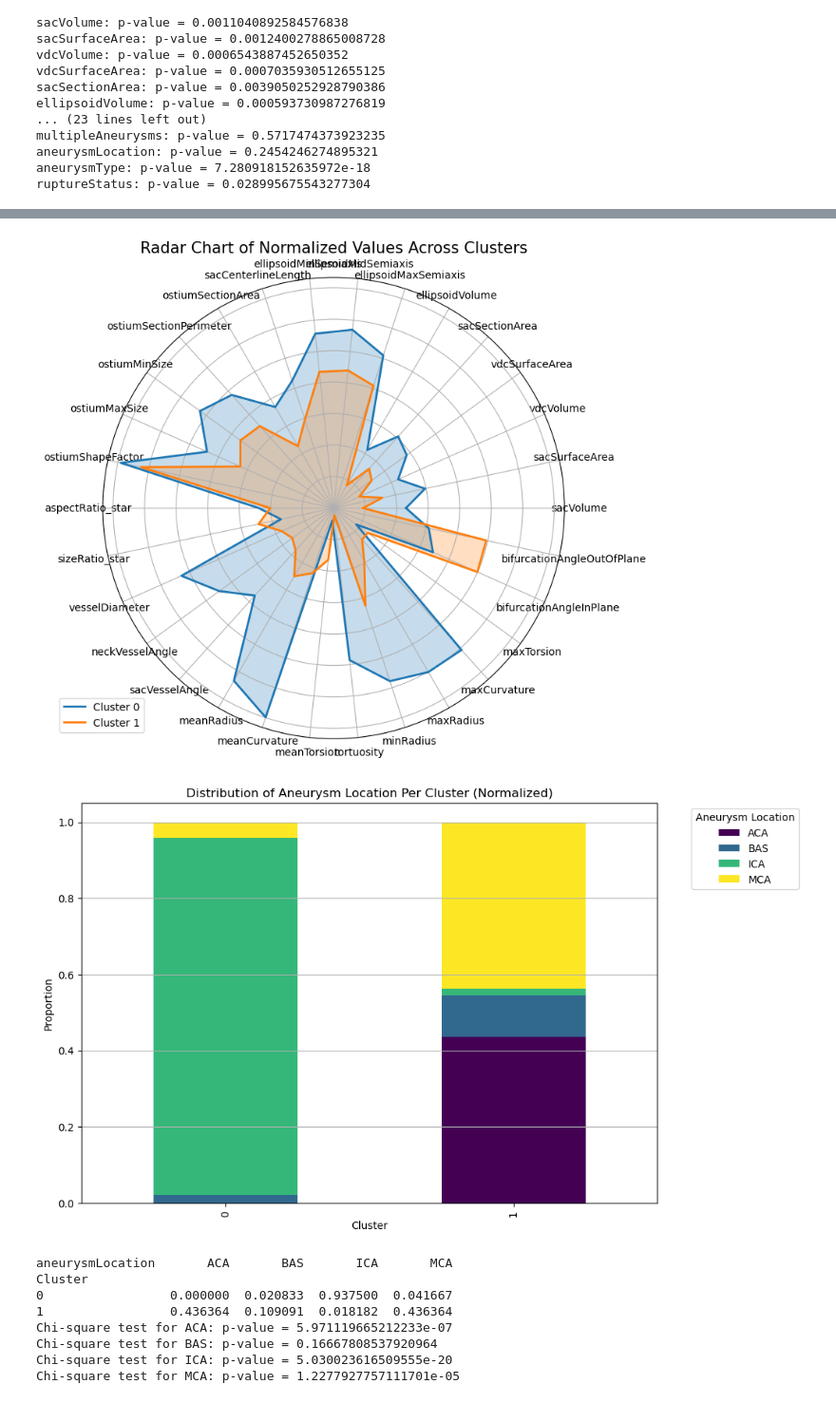
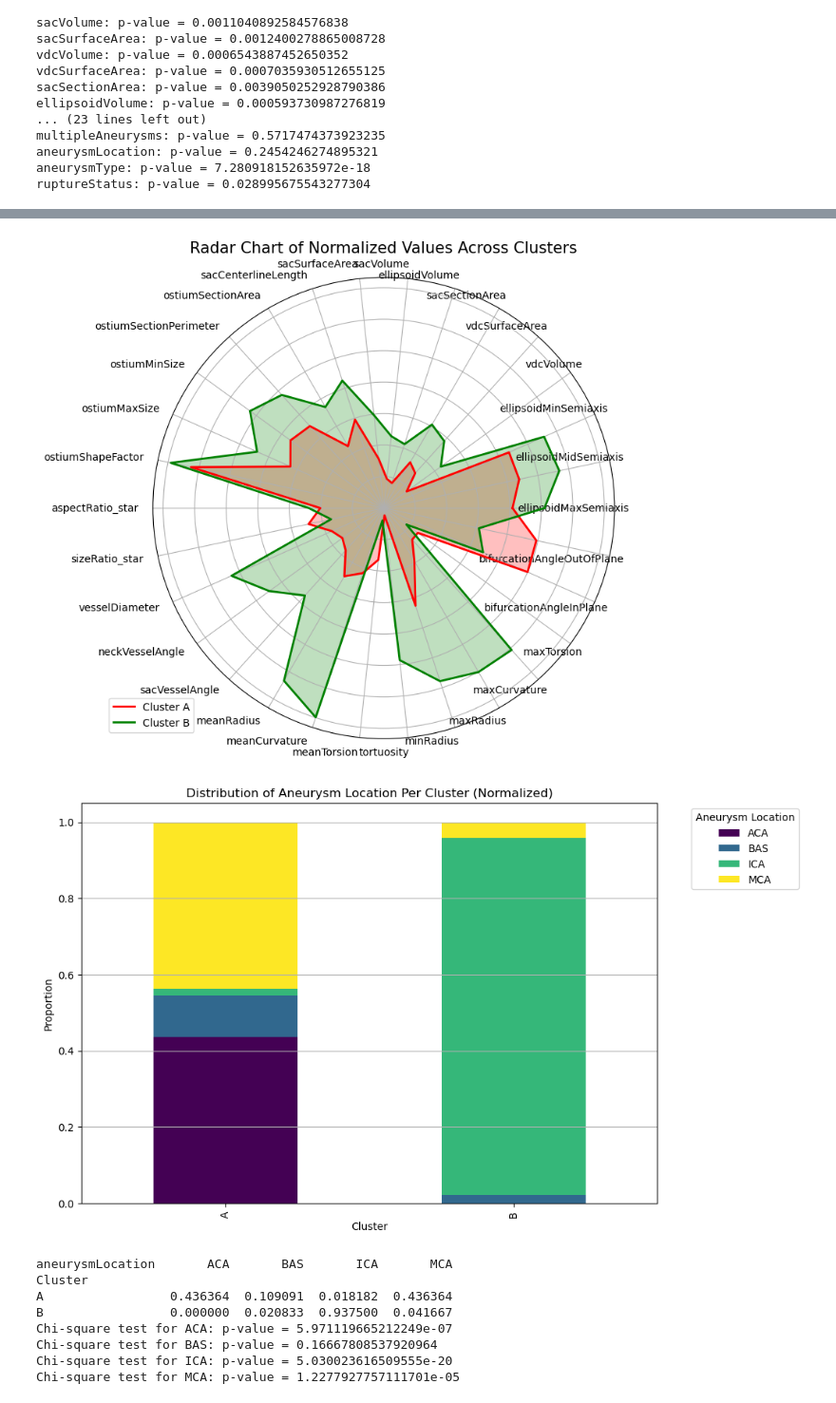
Before and after one commit to shrinitbabel/Aneurysm-CFD-Supervised-Clustering, a Jupyter notebook: Aneurysm EDA.ipynb, the cells around one changed output, grey strips where cells are left out. Shown at 95% size. Saved outputs shown, nothing was run; the diff lists cells and outputs as text; code cells hidden in the pictures.

```diff
--- a/Aneurysm EDA.ipynb
+++ b/Aneurysm EDA.ipynb
@@ -620,9 +620,14 @@ import numpy as np
 import matplotlib.pyplot as plt
 from sklearn.preprocessing import MinMaxScaler
 
-# Normalize the data for radar chart
+# Normalize the data for the radar chart
 scaler = MinMaxScaler()
 data_normalized = pd.DataFrame(scaler.fit_transform(data[numerical_vars]), columns=numerical_vars)
+
+# Map the cluster numbers to "Cluster A" and "Cluster B"
+cluster_mapping = {0: 'A', 1: 'B'}
+data['Cluster'] = data['Cluster'].map(cluster_mapping)
+
 data_normalized['Cluster'] = data['Cluster']
 
 # Calculate the mean for each cluster
@@ -637,21 +642,27 @@ angles += angles[:1]
 
 fig, ax = plt.subplots(figsize=(8, 8), subplot_kw=dict(polar=True))
 
+# Set colors for clusters
+colors = {'A': 'red', 'B': 'green'}
+
 for i, (index, row) in enumerate(cluster_means.iterrows()):
     data = row.tolist()
     data += data[:1]
-    ax.plot(angles, data, linewidth=2, linestyle='solid', label=f'Cluster {index}')
-    ax.fill(angles, data, alpha=0.25)
+    ax.plot(angles, data, linewidth=2, linestyle='solid', color=colors[index], label=f'Cluster {index}')
+    ax.fill(angles, data, color=colors[index], alpha=0.25)
 
+# Remove y-ticks and adjust x-tick labels
 ax.set_yticklabels([])
 ax.set_xticks(angles[:-1])
-ax.set_xticklabels(labels, size=10)
+
+# Adjust the label position to avoid overlap
+ax.set_xticklabels(labels, size=10, ha='right', rotation=45)
 
 plt.title('Radar Chart of Normalized Values Across Clusters', size=15)
 plt.legend(loc='upper right', bbox_to_anchor=(0.1, 0.1))
 plt.show()
 # %% [output]
-[figure, old version]
+[figure, new version]
 # %%
 from scipy import stats
 import pandas as pd
@@ -661,7 +672,6 @@ import matplotlib.pyplot as plt
 file_path = "Merged_Aneurysm.csv"
 data = pd.read_csv(file_path)
 
-# Assuming 'data' is your DataFrame and 'Cluster' is the column with cluster labels
 # Define your list of feature column names (replace with actual feature names if needed)
 features = [
     'age', 'sacVolume', 'sacSurfaceArea', 'vdcVolume', 'vdcSurfaceArea',
@@ -674,40 +684,45 @@ features = [
     'maxCurvature', 'maxTorsion', 'bifurcationAngleInPlane',
     'bifurcationAngleOutOfPlane'
 ]
+
 # Add cluster labels to the original data
 data['Cluster'] = clusters_tsne
+
+# Map the cluster numbers to Cluster A and Cluster B
+cluster_mapping = {0: 'A', 1: 'B'}
+data['Cluster'] = data['Cluster'].map(cluster_mapping)
 
 # Group by cluster and aneurysm location, then normalize within each cluster
 location_distribution = data.groupby(['Cluster', 'aneurysmLocation']).size().unstack(fill_value=0)
 location_distribution = location_distribution.div(location_distribution.sum(axis=1), axis=0)
 
 # Plot a stacked bar chart
 ax = location_distribution.plot(kind='bar', stacked=True, figsize=(10, 7), colormap='viridis')
 
 # Add labels and title
 plt.title('Distribution of Aneurysm Location Per Cluster (Normalized)')
 plt.xlabel('Cluster')
 plt.ylabel('Proportion')
 plt.legend(title='Aneurysm Location', bbox_to_anchor=(1.05, 1), loc='upper left')
 plt.grid(axis='y')
 
 # Display the plot
 plt.show()
 
 print(location_distribution)
 
 # Chi-square test for statistical significance within each aneurysm location across clusters
 for location in location_distribution.columns:
     contingency_table = pd.crosstab(data['Cluster'], data['aneurysmLocation'] == location)
     chi2, p_value, _, _ = stats.chi2_contingency(contingency_table)
     print(f'Chi-square test for {location}: p-value = {p_value}')
 # %% [output]
-[figure, old version]
+[figure, new version]
 aneurysmLocation       ACA       BAS       ICA       MCA
 Cluster
-0                 0.000000  0.020833  0.937500  0.041667
-1                 0.436364  0.109091  0.018182  0.436364
-Chi-square test for ACA: p-value = 5.971119665212233e-07
+A                 0.436364  0.109091  0.018182  0.436364
+B                 0.000000  0.020833  0.937500  0.041667
+Chi-square test for ACA: p-value = 5.971119665212249e-07
 Chi-square test for BAS: p-value = 0.16667808537920964
 Chi-square test for ICA: p-value = 5.030023616509555e-20
 Chi-square test for MCA: p-value = 1.2277927757111701e-05
```
Also changed, not shown: parts of 8 cells of this notebook.
